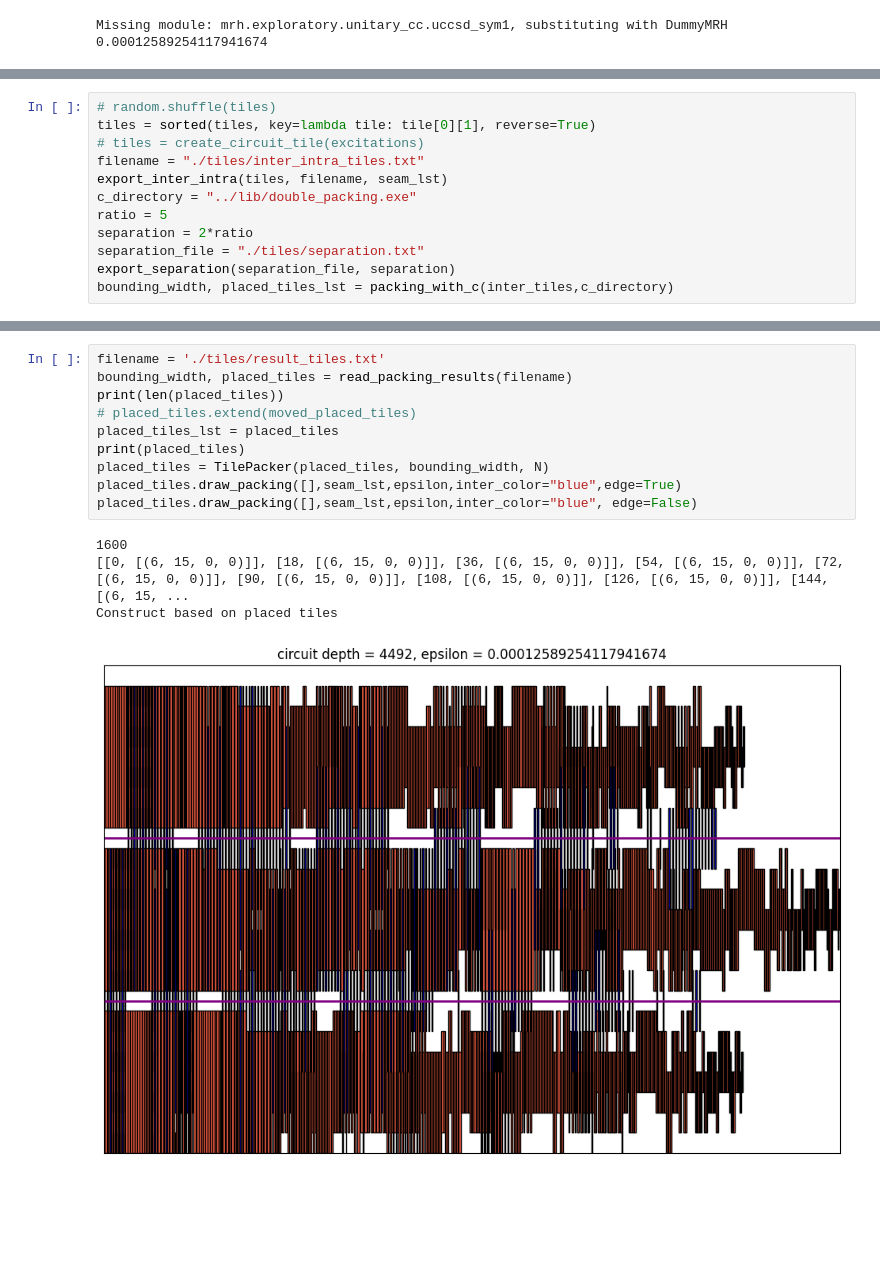
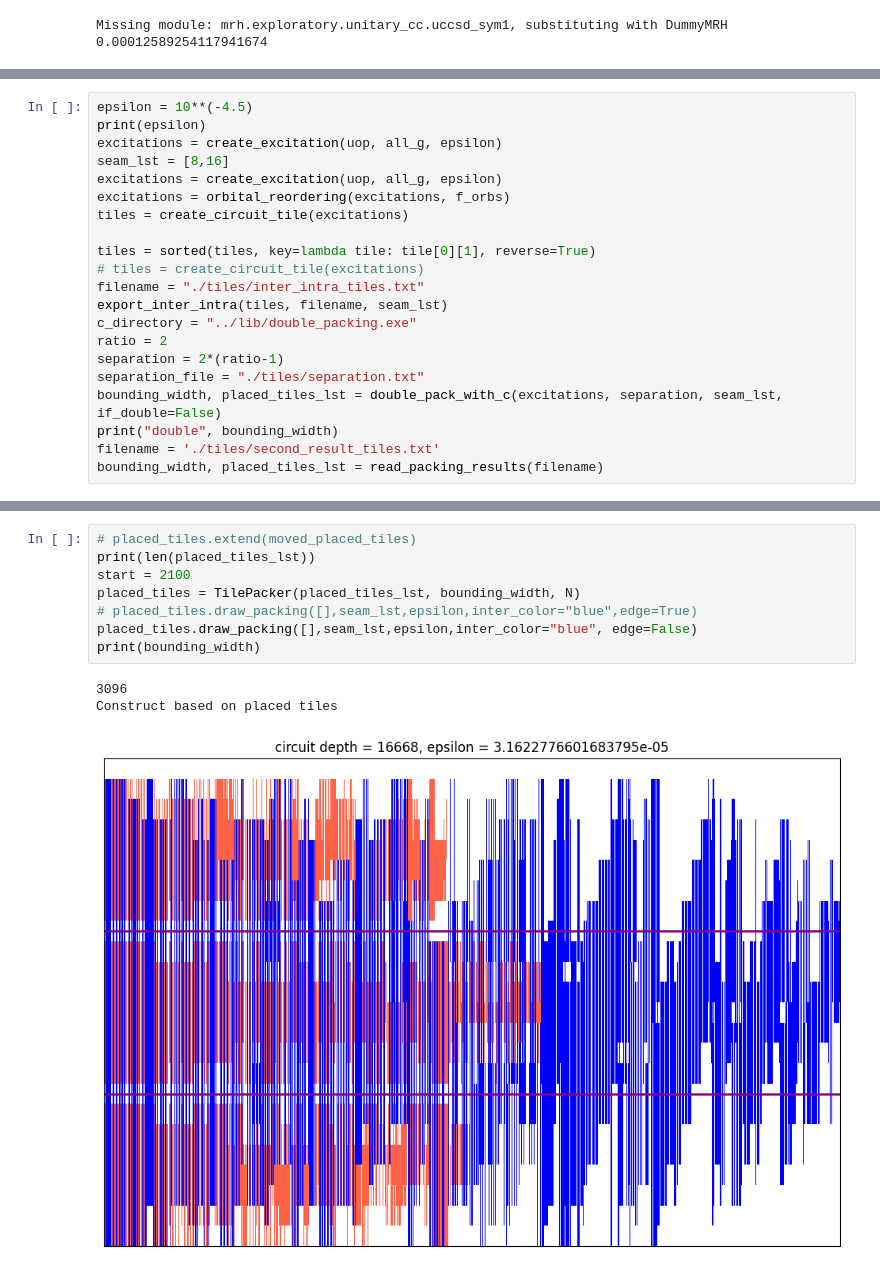
Before and after one commit to TianXue2002/H-chain, a Jupyter notebook: src/double_packing/double_packing.ipynb, the cells around one changed output, grey strips where cells are left out. Cells and saved outputs as stored; diff of their text form; blank space fills up the shorter version.

Commit message:
Add the naive packing of USCC using qiskit

```diff
--- a/src/double_packing/double_packing.ipynb
+++ b/src/double_packing/double_packing.ipynb
@@ -156,13 +147,22 @@ Tiles successfully exported to ./tiles/inter_tiles.txt
 # %%
-# random.shuffle(tiles)
+epsilon = 10**(-4.5)
+print(epsilon)
+excitations = create_excitation(uop, all_g, epsilon)
+seam_lst = [8,16]
+excitations = create_excitation(uop, all_g, epsilon)
+excitations = orbital_reordering(excitations, f_orbs)
+tiles = create_circuit_tile(excitations)
+
 tiles = sorted(tiles, key=lambda tile: tile[0][1], reverse=True)
 # tiles = create_circuit_tile(excitations)
 filename = "./tiles/inter_intra_tiles.txt"
 export_inter_intra(tiles, filename, seam_lst)
 c_directory = "../lib/double_packing.exe"
-ratio = 5
-separation = 2*ratio
+ratio = 2
+separation = 2*(ratio-1)
 separation_file = "./tiles/separation.txt"
-export_separation(separation_file, separation)
-bounding_width, placed_tiles_lst = packing_with_c(inter_tiles,c_directory)
+bounding_width, placed_tiles_lst = double_pack_with_c(excitations, separation, seam_lst, if_double=False)
+print("double", bounding_width)
+filename = './tiles/second_result_tiles.txt'
+bounding_width, placed_tiles_lst = read_packing_results(filename)
 # %% [output]
@@ -174,15 +184,12 @@ Bounding width: 5440
 # %%
-filename = './tiles/result_tiles.txt'
-bounding_width, placed_tiles = read_packing_results(filename)
-print(len(placed_tiles))
 # placed_tiles.extend(moved_placed_tiles)
-placed_tiles_lst = placed_tiles
-print(placed_tiles)
-placed_tiles = TilePacker(placed_tiles, bounding_width, N)
-placed_tiles.draw_packing([],seam_lst,epsilon,inter_color="blue",edge=True)
+print(len(placed_tiles_lst))
+start = 2100
+placed_tiles = TilePacker(placed_tiles_lst, bounding_width, N)
+# placed_tiles.draw_packing([],seam_lst,epsilon,inter_color="blue",edge=True)
 placed_tiles.draw_packing([],seam_lst,epsilon,inter_color="blue", edge=False)
+print(bounding_width)
 # %% [output]
-1600
-[[0, [(6, 15, 0, 0)]], [18, [(6, 15, 0, 0)]], [36, [(6, 15, 0, 0)]], [54, [(6, 15, 0, 0)]], [72, [(6, 15, 0, 0)]], [90, [(6, 15, 0, 0)]], [108, [(6, 15, 0, 0)]], [126, [(6, 15, 0, 0)]], [144, [(6, 15, ...
+3096
 Construct based on placed tiles
-[figure, old version]
+[figure, new version]
```
Also changed, not shown: parts of 8 cells of this notebook, 54 other files.
